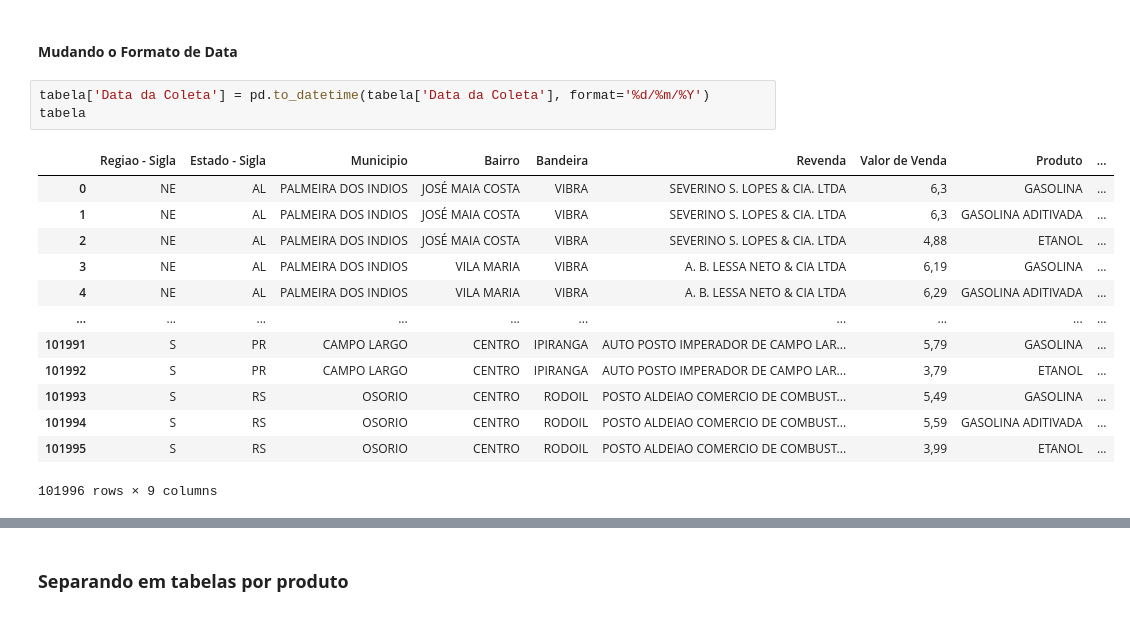
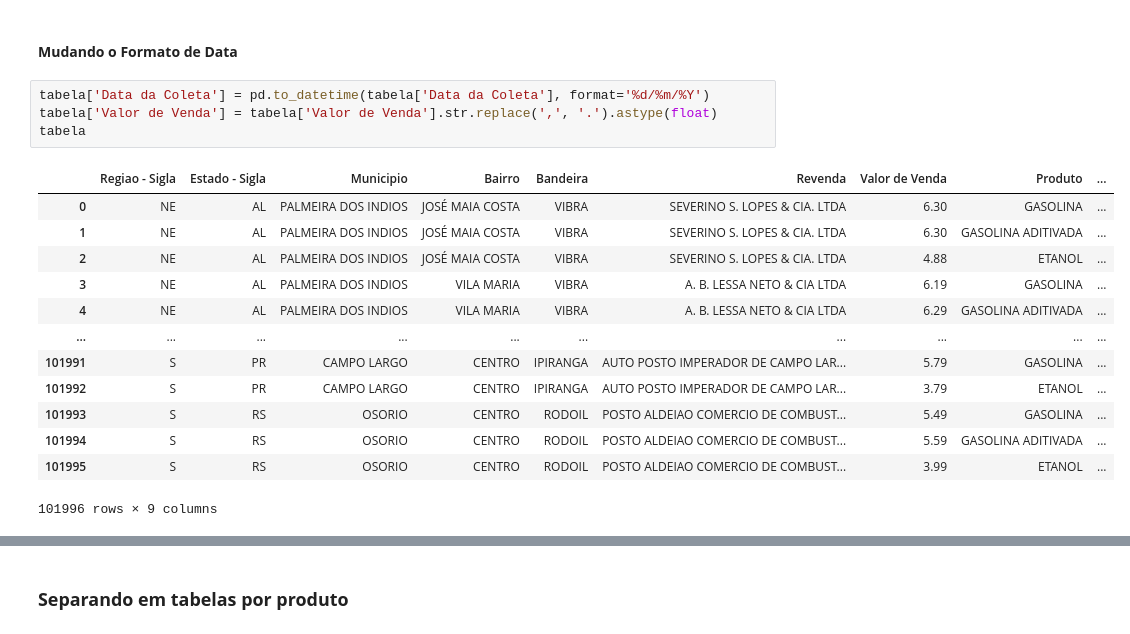
Before and after one commit to arthurlorran1/Projeto-4, a Jupyter notebook: notebook.ipynb, the cells around one changed output, grey strips where cells are left out. Drawn from its saved outputs; the diff is of its cells as text.

```diff
--- a/notebook.ipynb
+++ b/notebook.ipynb
@@ -141,18 +141,19 @@ tabela
 #### **Mudando o Formato de Data**
 # %%
 tabela['Data da Coleta'] = pd.to_datetime(tabela['Data da Coleta'], format='%d/%m/%Y')
+tabela['Valor de Venda'] = tabela['Valor de Venda'].str.replace(',', '.').astype(float)
 tabela
 # %% [output]
 |  | Regiao - Sigla | Estado - Sigla | Municipio | Bairro | Bandeira | Revenda | Valor de Venda | Produto | ... |
-| 0 | NE | AL | PALMEIRA DOS INDIOS | JOSÉ MAIA COSTA | VIBRA | SEVERINO S. LOPES & CIA. LTDA | 6,3 | GASOLINA | ... |
-| 1 | NE | AL | PALMEIRA DOS INDIOS | JOSÉ MAIA COSTA | VIBRA | SEVERINO S. LOPES & CIA. LTDA | 6,3 | GASOLINA ADITIVADA | ... |
-| 2 | NE | AL | PALMEIRA DOS INDIOS | JOSÉ MAIA COSTA | VIBRA | SEVERINO S. LOPES & CIA. LTDA | 4,88 | ETANOL | ... |
-| 3 | NE | AL | PALMEIRA DOS INDIOS | VILA MARIA | VIBRA | A. B. LESSA NETO & CIA LTDA | 6,19 | GASOLINA | ... |
-| 4 | NE | AL | PALMEIRA DOS INDIOS | VILA MARIA | VIBRA | A. B. LESSA NETO & CIA LTDA | 6,29 | GASOLINA ADITIVADA | ... |
+| 0 | NE | AL | PALMEIRA DOS INDIOS | JOSÉ MAIA COSTA | VIBRA | SEVERINO S. LOPES & CIA. LTDA | 6.30 | GASOLINA | ... |
+| 1 | NE | AL | PALMEIRA DOS INDIOS | JOSÉ MAIA COSTA | VIBRA | SEVERINO S. LOPES & CIA. LTDA | 6.30 | GASOLINA ADITIVADA | ... |
+| 2 | NE | AL | PALMEIRA DOS INDIOS | JOSÉ MAIA COSTA | VIBRA | SEVERINO S. LOPES & CIA. LTDA | 4.88 | ETANOL | ... |
+| 3 | NE | AL | PALMEIRA DOS INDIOS | VILA MARIA | VIBRA | A. B. LESSA NETO & CIA LTDA | 6.19 | GASOLINA | ... |
+| 4 | NE | AL | PALMEIRA DOS INDIOS | VILA MARIA | VIBRA | A. B. LESSA NETO & CIA LTDA | 6.29 | GASOLINA ADITIVADA | ... |
 | ... | ... | ... | ... | ... | ... | ... | ... | ... | ... |
-| 101991 | S | PR | CAMPO LARGO | CENTRO | IPIRANGA | AUTO POSTO IMPERADOR DE CAMPO LAR... | 5,79 | GASOLINA | ... |
-| 101992 | S | PR | CAMPO LARGO | CENTRO | IPIRANGA | AUTO POSTO IMPERADOR DE CAMPO LAR... | 3,79 | ETANOL | ... |
-| 101993 | S | RS | OSORIO | CENTRO | RODOIL | POSTO ALDEIAO COMERCIO DE COMBUST... | 5,49 | GASOLINA | ... |
-| 101994 | S | RS | OSORIO | CENTRO | RODOIL | POSTO ALDEIAO COMERCIO DE COMBUST... | 5,59 | GASOLINA ADITIVADA | ... |
-| 101995 | S | RS | OSORIO | CENTRO | RODOIL | POSTO ALDEIAO COMERCIO DE COMBUST... | 3,99 | ETANOL | ... |
+| 101991 | S | PR | CAMPO LARGO | CENTRO | IPIRANGA | AUTO POSTO IMPERADOR DE CAMPO LAR... | 5.79 | GASOLINA | ... |
+| 101992 | S | PR | CAMPO LARGO | CENTRO | IPIRANGA | AUTO POSTO IMPERADOR DE CAMPO LAR... | 3.79 | ETANOL | ... |
+| 101993 | S | RS | OSORIO | CENTRO | RODOIL | POSTO ALDEIAO COMERCIO DE COMBUST... | 5.49 | GASOLINA | ... |
+| 101994 | S | RS | OSORIO | CENTRO | RODOIL | POSTO ALDEIAO COMERCIO DE COMBUST... | 5.59 | GASOLINA ADITIVADA | ... |
+| 101995 | S | RS | OSORIO | CENTRO | RODOIL | POSTO ALDEIAO COMERCIO DE COMBUST... | 3.99 | ETANOL | ... |
 101996 rows × 9 columns
```
Also changed, not shown: parts of 10 cells of this notebook.
